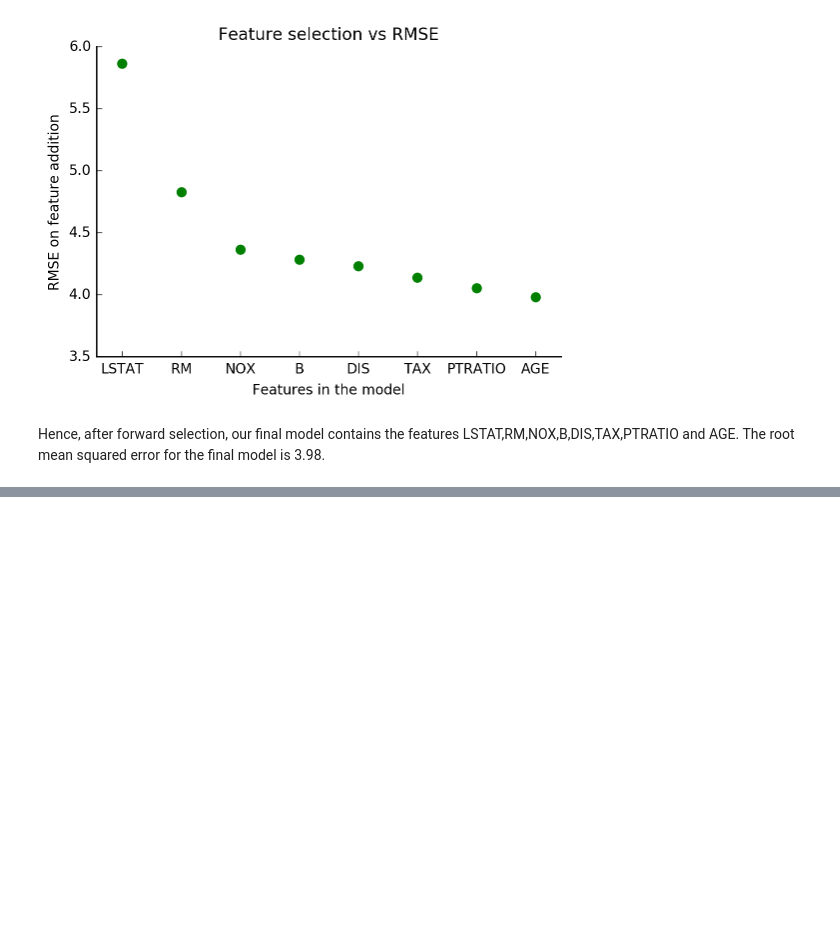
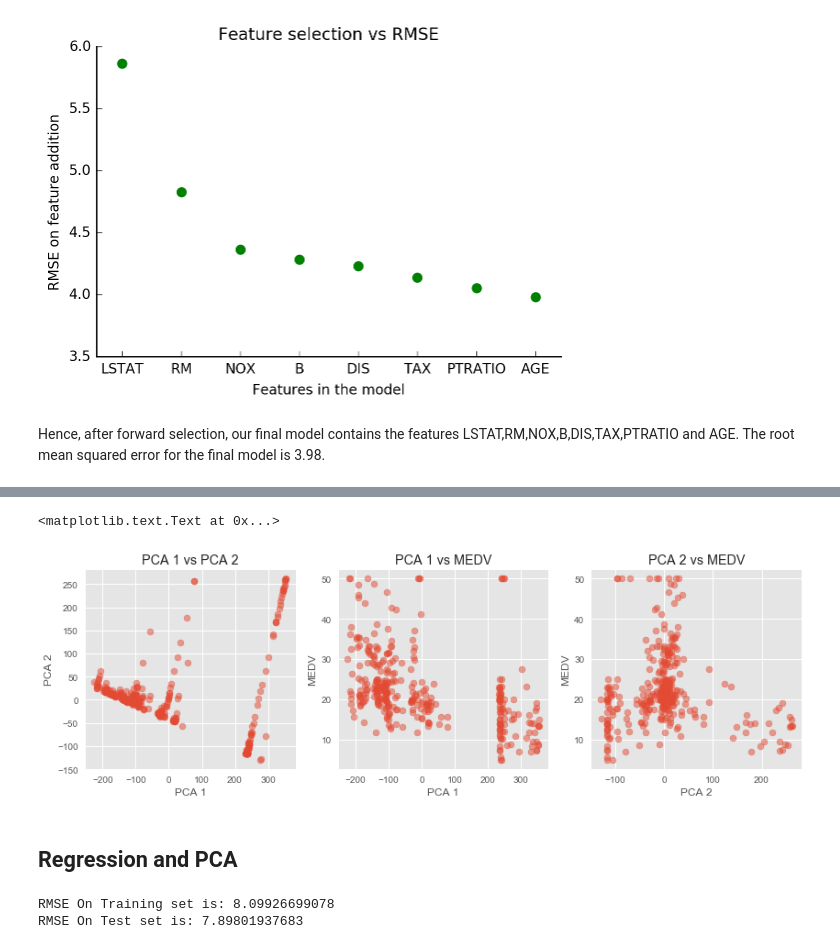
Before and after one commit to shibashish/Boston_Housing, a Jupyter notebook: BostonHousing_NearestNeighbour.ipynb, the cells around one changed output, grey strips where cells are left out. Cells and saved outputs as stored; diff of their text form; code cells hidden in the pictures; blank space fills up the shorter version.

```diff
--- a/BostonHousing_NearestNeighbour.ipynb
+++ b/BostonHousing_NearestNeighbour.ipynb
@@ -552,0 +585,8 @@ The root mean squared error for the final model is 3.98.
+# %%
+from sklearn.linear_model import LinearRegression
+# Running Linear Regression
+lin_reg = LinearRegression()
+# Fitting the model
+lin_reg.fit(X_train[:,5:6], y_train)
+pred_train = lin_reg.predict(X_train[:,5:6])
+pred_test = lin_reg.predict(X_test[:,5:6])
@@ -552,0 +654,26 @@ The root mean squared error for the final model is 3.98.
+# %%
+pca_data = pca.fit_transform(X_train)
+# %%
+# plt.scatter(pca_data[:,0:1],pca_data[:,1:2])
+
+fig = plt.figure(figsize=(14,4))
+ax1 = fig.add_subplot(1,3,1)
+ax1 = plt.scatter(pca_data[:,0],pca_data[:,1],alpha = 0.5)
+plt.xlabel('PCA 1')
+plt.ylabel('PCA 2')
+plt.title('PCA 1 vs PCA 2')
+ax2 = fig.add_subplot(1,3,2)
+ax2 = plt.scatter(pca_data[:,0:1],y_train, alpha = 0.5)
+plt.xlabel('PCA 1')
+plt.ylabel('MEDV')
+plt.title('PCA 1 vs MEDV')
+ax3 = fig.add_subplot(1,3,3)
+ax3 = plt.scatter(pca_data[:,1:2],y_train, alpha = 0.5)
+plt.xlabel('PCA 2')
+plt.ylabel('MEDV')
+plt.title('PCA 2 vs MEDV')
+# %% [output]
+<matplotlib.text.Text at 0x...>
+[figure, added]
+# %% [markdown]
+## Regression and PCA
@@ -552,0 +688,6 @@ The root mean squared error for the final model is 3.98.
+# %%
+print('RMSE On Training set is:',compute_rmse(pred_train,y_train))
+print('RMSE On Test set is:',compute_rmse(pred_test,y_test))
+# %% [output]
+RMSE On Training set is: 8.09926699078
+RMSE On Test set is: 7.89801937683
```
Also changed, not shown: parts of 15 cells of this notebook.
